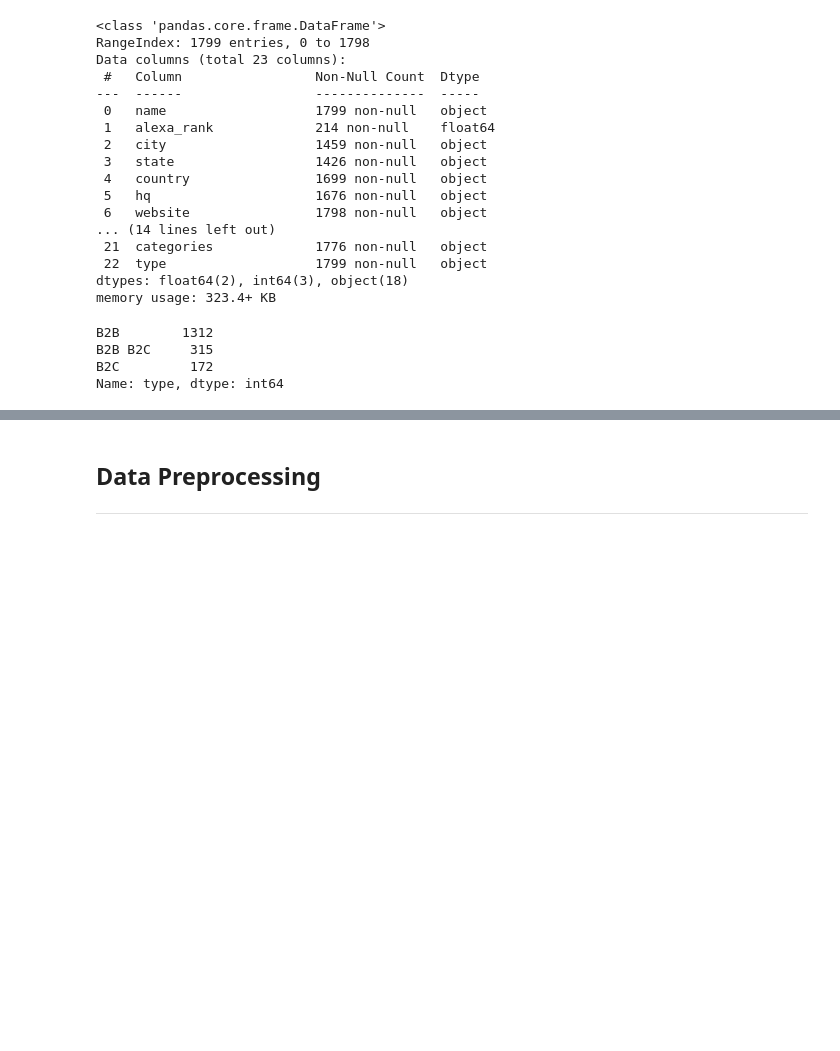
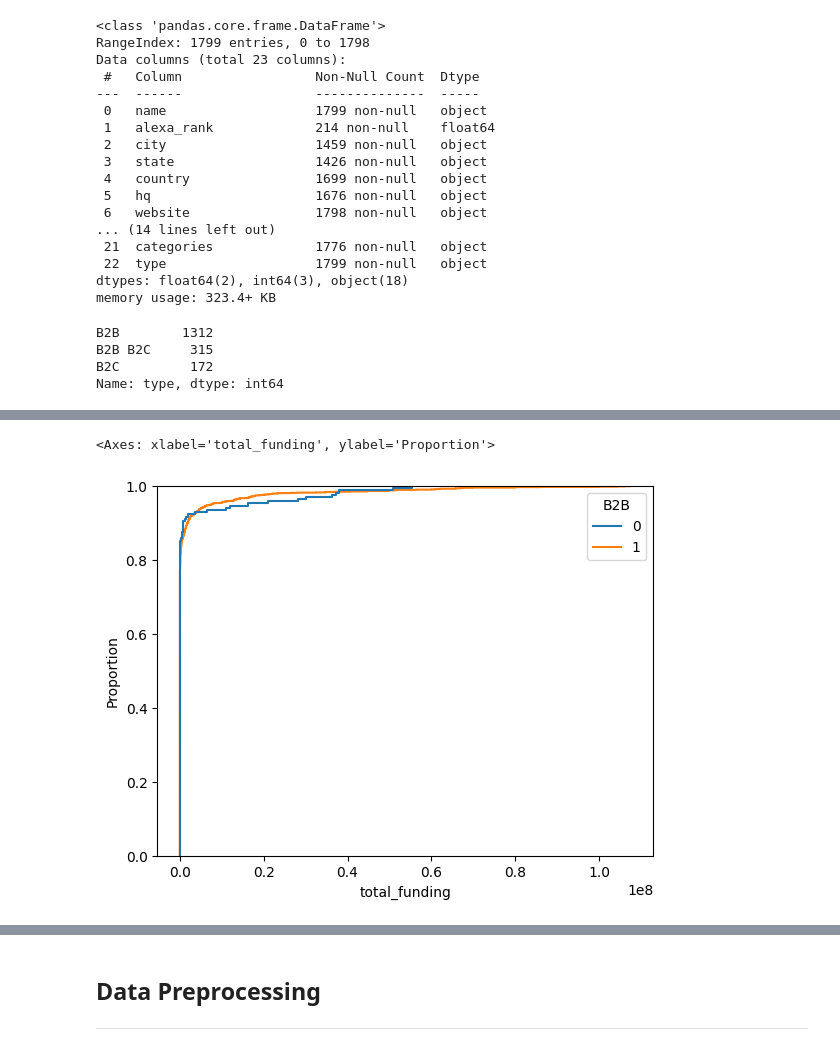
Before and after one commit to cvillela/amplemarket_challenge, a Jupyter notebook: challenge.ipynb, the cells around one changed output, grey strips where cells are left out. Saved outputs shown, nothing was run; the diff lists cells and outputs as text; code cells hidden in the pictures; blank space fills up the shorter version.

```diff
--- a/challenge.ipynb
+++ b/challenge.ipynb
@@ -135,0 +209,5 @@ Name: type, dtype: int64
+# %%
+sns.ecdfplot(data=df, x='total_funding', hue='B2B')
+# %% [output]
+<Axes: xlabel='total_funding', ylabel='Proportion'>
+[figure, added]
```
Also changed, not shown: parts of 100 cells of this notebook.
